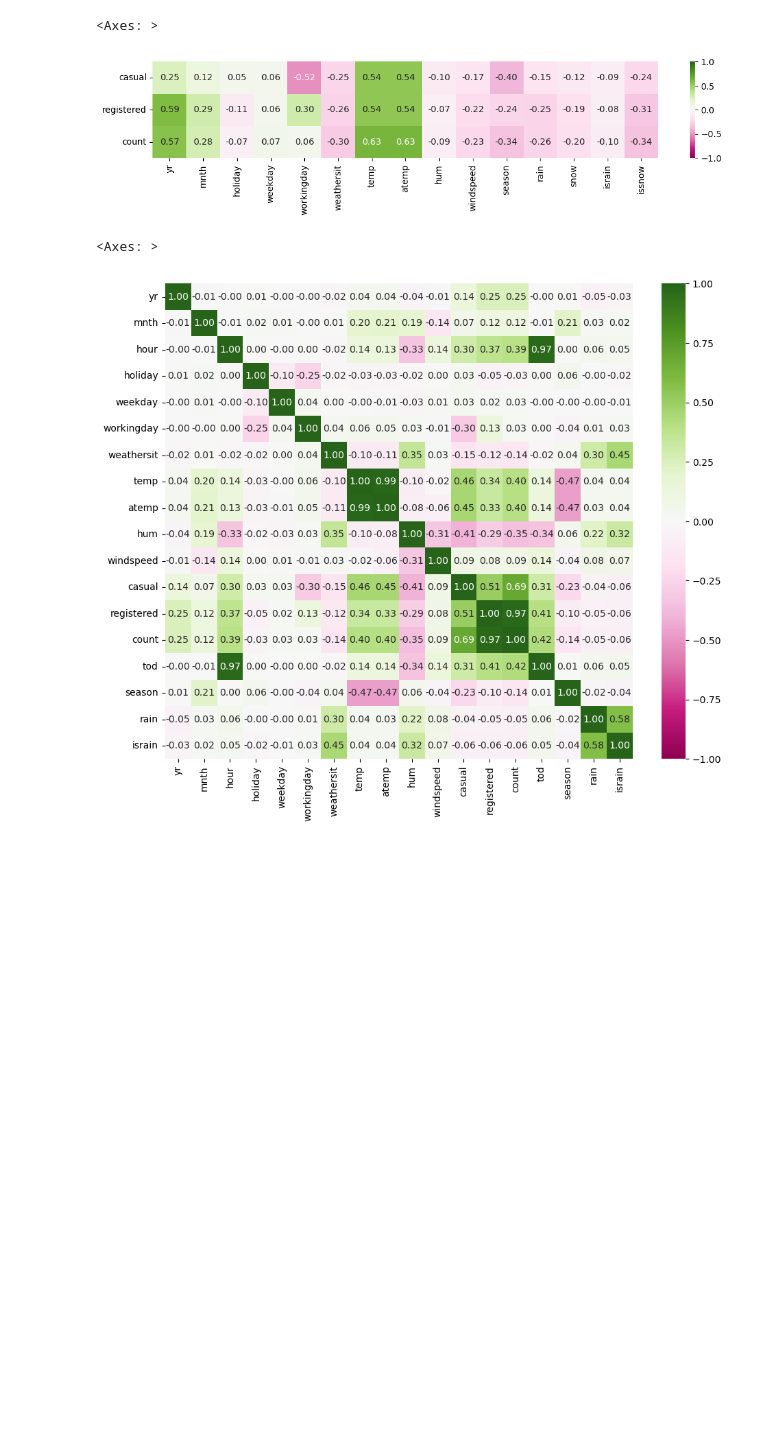
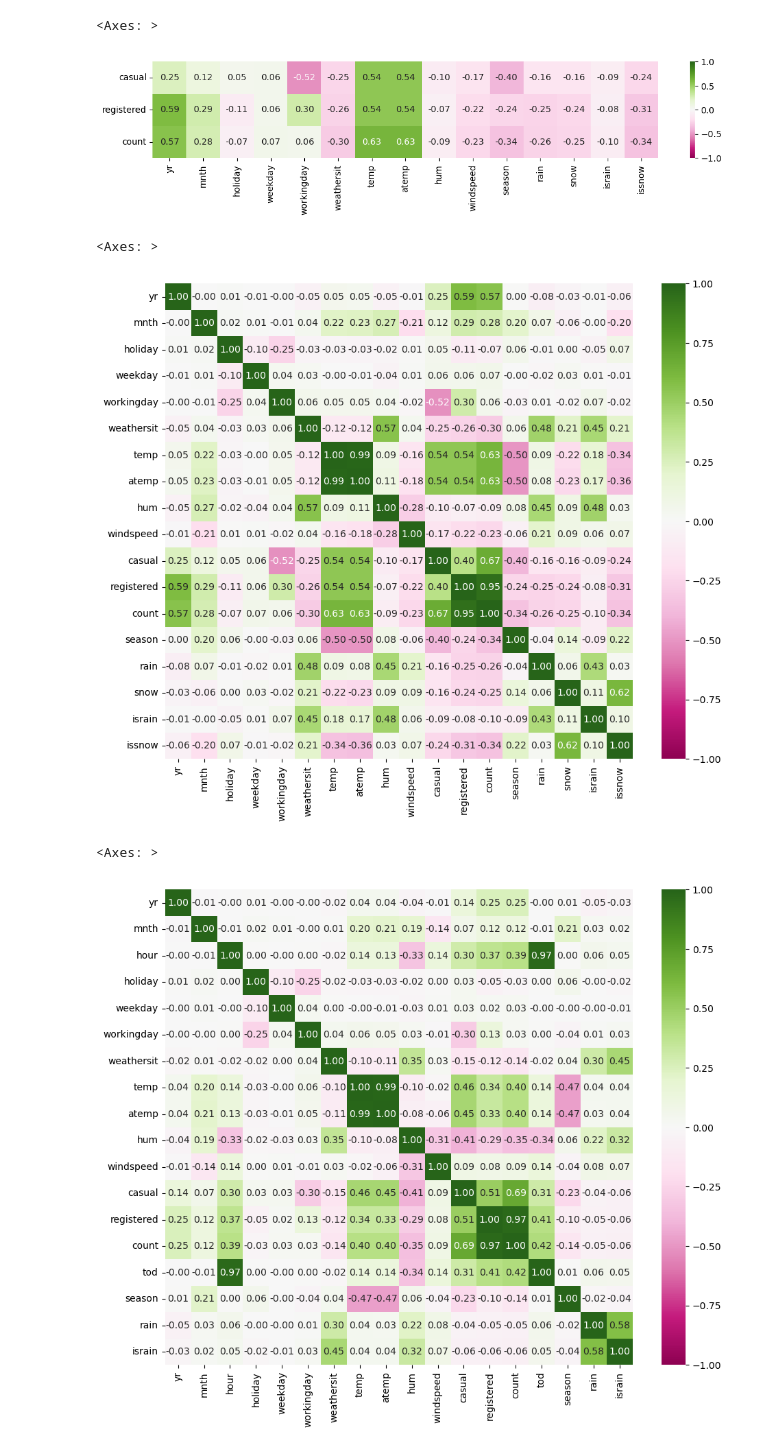
Before and after one commit to mks-0/code-academy, a Jupyter notebook: Capital-Bike-Share-Project/bikes-ml.ipynb, the cells around one changed output. Cells and saved outputs as stored; diff of their text form; code cells hidden in the pictures; blank space fills up the shorter version.

```diff
--- a/Capital-Bike-Share-Project/bikes-ml.ipynb
+++ b/Capital-Bike-Share-Project/bikes-ml.ipynb
@@ -41,6 +41,21 @@ sns.heatmap(
 # %% [output]
 <Axes: >
 [figure]
+# %%
+fig, ax = plt.subplots(figsize=(11, 9))
+
+sns.heatmap(
+        dd.corr(numeric_only=True),
+        annot=True,
+        fmt=".2f",
+        cmap="PiYG",
+        # mask=mask,
+        vmin=-1,
+        vmax=1,
+)
+# %% [output]
+<Axes: >
+[figure, added]
 # %%
 fig, ax = plt.subplots(figsize=(11, 9))
 
```
Also changed, not shown: parts of 14 cells of this notebook, 2 other files.
